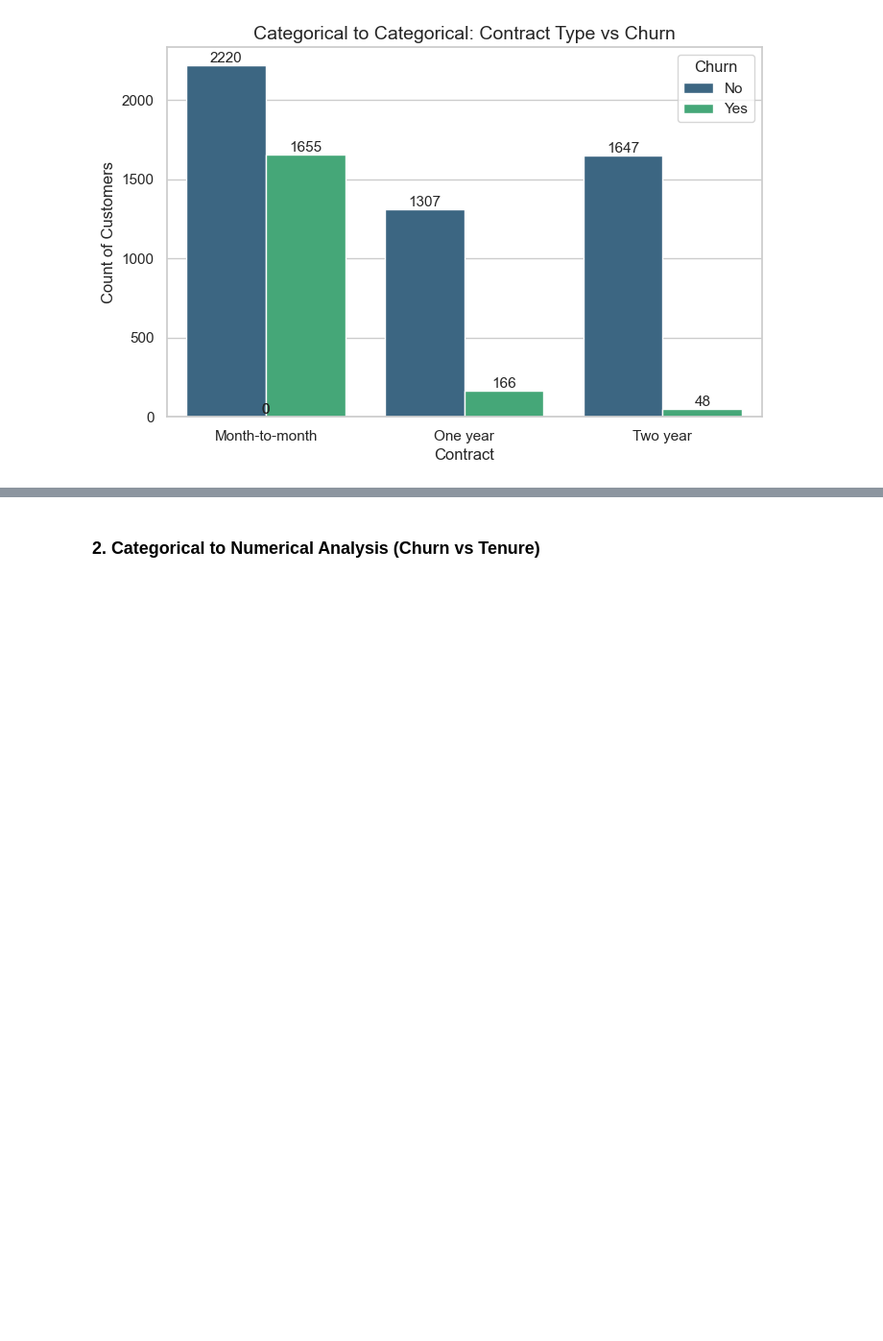
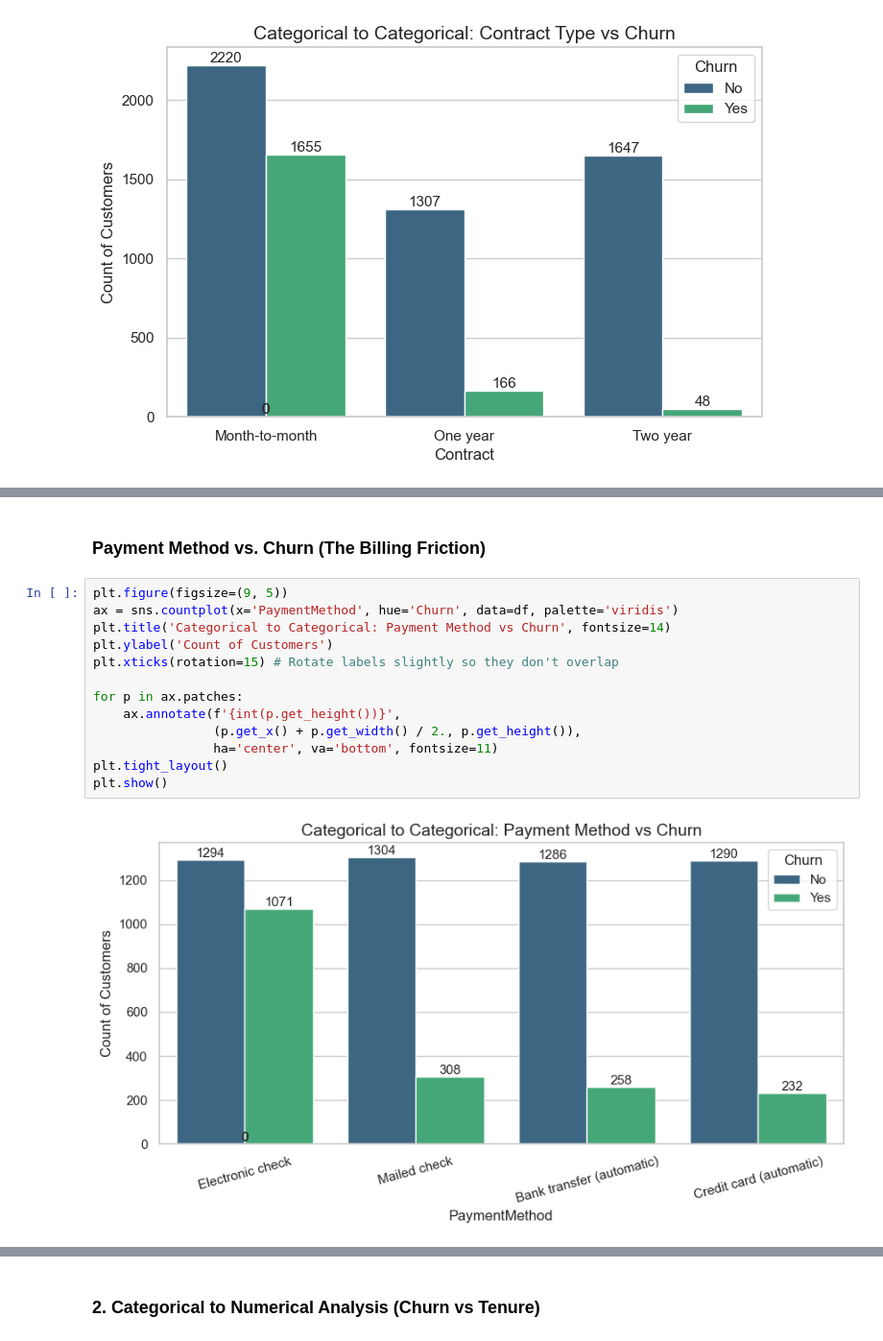
Before and after one commit to Rohit-Girhe/Customer-Churn, a Jupyter notebook: NoteBooks/analysis.ipynb, the cells around one changed output, grey strips where cells are left out. Shown at 96% size. Drawn from its saved outputs; the diff is of its cells as text; blank space fills up the shorter version.

```diff
--- a/NoteBooks/analysis.ipynb
+++ b/NoteBooks/analysis.ipynb
@@ -121,0 +126,17 @@ plt.show()
+# %% [markdown]
+### Payment Method vs. Churn (The Billing Friction)
+# %%
+plt.figure(figsize=(9, 5))
+ax = sns.countplot(x='PaymentMethod', hue='Churn', data=df, palette='viridis')
+plt.title('Categorical to Categorical: Payment Method vs Churn', fontsize=14)
+plt.ylabel('Count of Customers')
+plt.xticks(rotation=15) # Rotate labels slightly so they don't overlap
+
+for p in ax.patches:
+    ax.annotate(f'{int(p.get_height())}',
+                (p.get_x() + p.get_width() / 2., p.get_height()),
+                ha='center', va='bottom', fontsize=11)
+plt.tight_layout()
+plt.show()
+# %% [output]
+[figure, added]
```
Also changed, not shown: parts of 23 cells of this notebook, 1 other file.
